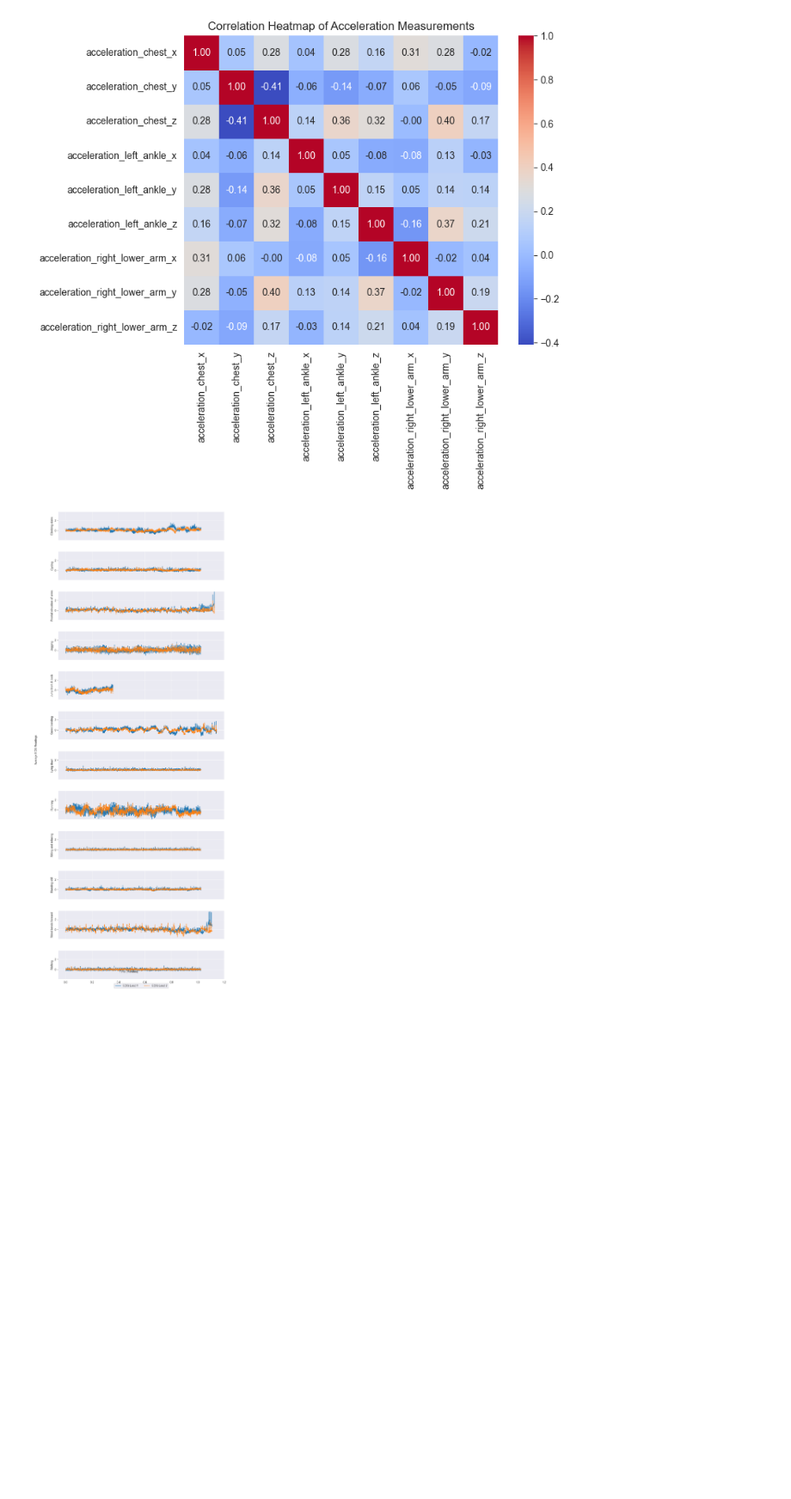
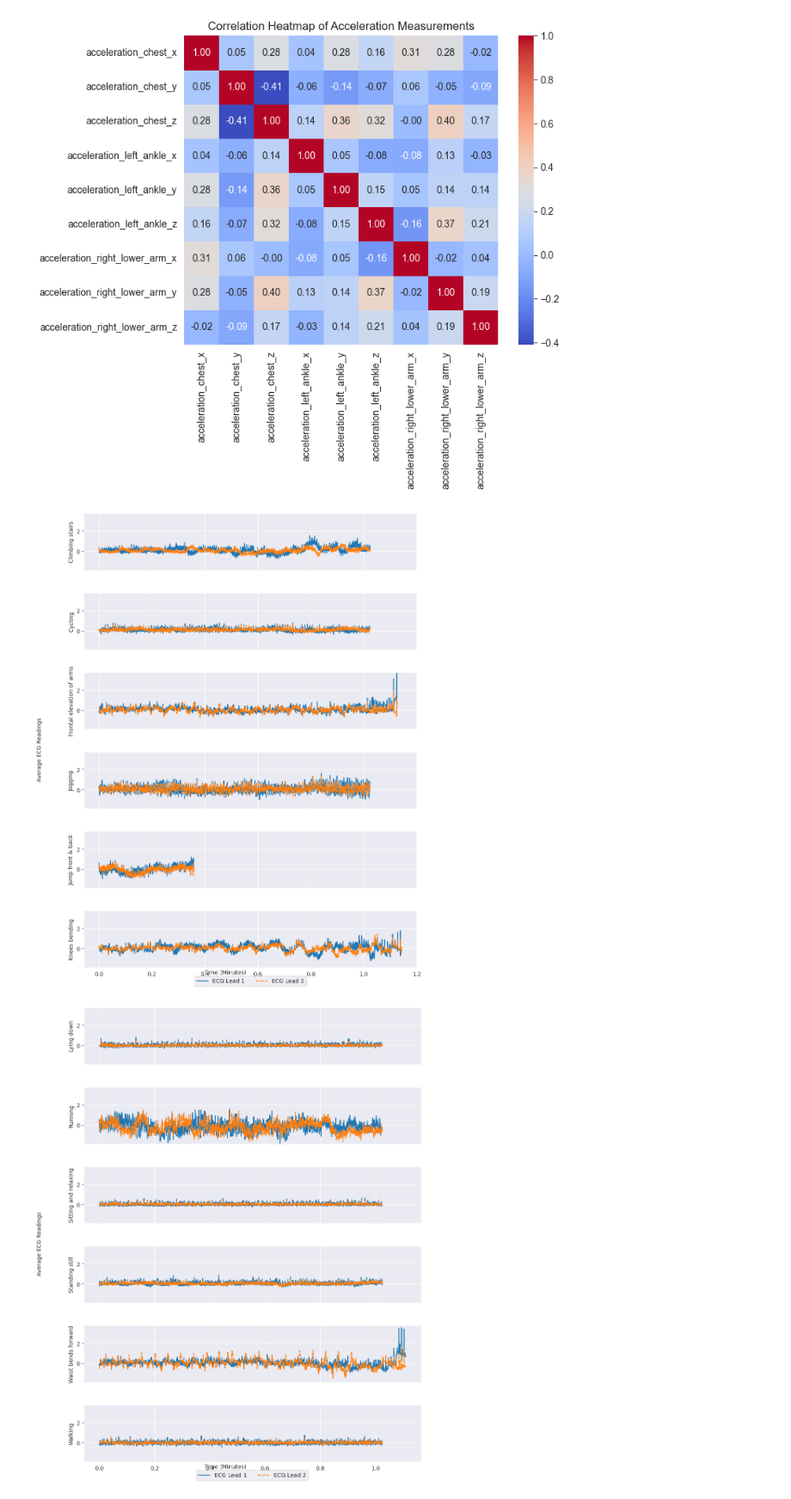
Before and after one commit to mdarnowski/mhealth_masters, a Jupyter notebook: notebooks/feature_analysis/ds_vis.ipynb, the cells around one changed output. Shown at 86% size. Drawn from its saved outputs; the diff is of its cells as text; code cells hidden in the pictures; blank space fills up the shorter version.

```diff
--- a/notebooks/feature_analysis/ds_vis.ipynb
+++ b/notebooks/feature_analysis/ds_vis.ipynb
@@ -206,7 +206,6 @@ activity_ecg_data = (
     )
     .join(Session, Session.id == SensorRecord.session_id)
     .join(Activity, Activity.id == Session.activity_id)
-    .where()
     .group_by("activity", "minute")
     .order_by("activity", "minute")
     .all()
@@ -223,33 +222,69 @@ global_min_ecg = min(df_pivot_ecg1.min().min(), df_pivot_ecg2.min().min())
 global_max_ecg = max(df_pivot_ecg1.max().max(), df_pivot_ecg2.max().max())
 
 activities = df_pivot_ecg1.index
 n_activities = len(activities)
 
-fig, axes = plt.subplots(n_activities, 1, figsize=(10, 2 * n_activities), sharex=True)
+n_activities_per_plot = n_activities // 2
+activities_group_1 = activities[:n_activities_per_plot]
+activities_group_2 = activities[n_activities_per_plot:]
 
-for i, activity in enumerate(activities):
+fig, axes = plt.subplots(
+    n_activities_per_plot, 1, figsize=(10, 2 * n_activities_per_plot), sharex=True
+)
+
+for i, activity in enumerate(activities_group_1):
     axes[i].plot(df_pivot_ecg1.columns, df_pivot_ecg1.loc[activity], label="ECG Lead 1")
     axes[i].plot(
         df_pivot_ecg2.columns,
         df_pivot_ecg2.loc[activity],
         label="ECG Lead 2",
         linestyle="--",
     )
     axes[i].set_ylabel(activity, fontsize=10)
     axes[i].set_ylim(global_min_ecg, global_max_ecg)
     axes[i].yaxis.set_label_position("left")
     axes[i].yaxis.tick_left()
 
 axes[-1].legend(loc="upper center", bbox_to_anchor=(0.5, -0.1), ncol=2)
 
 fig.text(0.5, 0.04, "Time (Minutes)", ha="center", va="center")
 fig.text(
     0.04, 0.5, "Average ECG Readings", ha="center", va="center", rotation="vertical"
 )
 
 plt.tight_layout()
 plt.subplots_adjust(left=0.15, hspace=0.4)
 
 plt.show()
+
+fig, axes = plt.subplots(
+    n_activities_per_plot, 1, figsize=(10, 2 * n_activities_per_plot), sharex=True
+)
+
+for i, activity in enumerate(activities_group_2):
+    axes[i].plot(df_pivot_ecg1.columns, df_pivot_ecg1.loc[activity], label="ECG Lead 1")
+    axes[i].plot(
+        df_pivot_ecg2.columns,
+        df_pivot_ecg2.loc[activity],
+        label="ECG Lead 2",
+        linestyle="--",
+    )
+    axes[i].set_ylabel(activity, fontsize=10)
+    axes[i].set_ylim(global_min_ecg, global_max_ecg)
+    axes[i].yaxis.set_label_position("left")
+    axes[i].yaxis.tick_left()
+
+axes[-1].legend(loc="upper center", bbox_to_anchor=(0.5, -0.1), ncol=2)
+
+fig.text(0.5, 0.04, "Time (Minutes)", ha="center", va="center")
+fig.text(
+    0.04, 0.5, "Average ECG Readings", ha="center", va="center", rotation="vertical"
+)
+
+plt.tight_layout()
+plt.subplots_adjust(left=0.15, hspace=0.4)
+
+plt.show()
 # %% [output]
-[figure, old version]
+[figure, new version]
+[figure, added]
```
Also changed, not shown: 7 other files.
